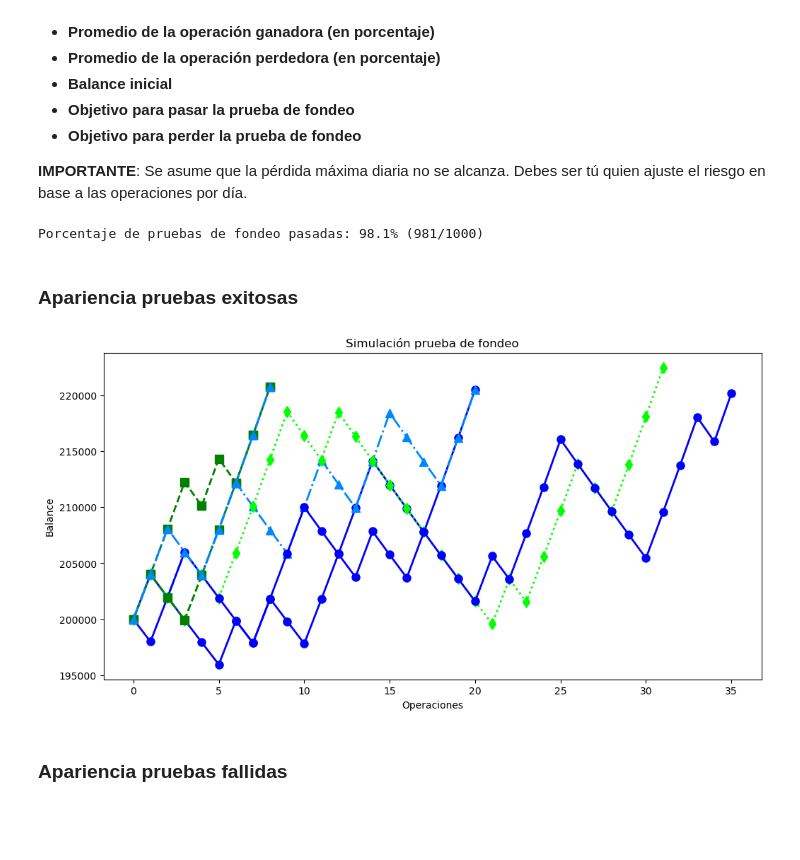
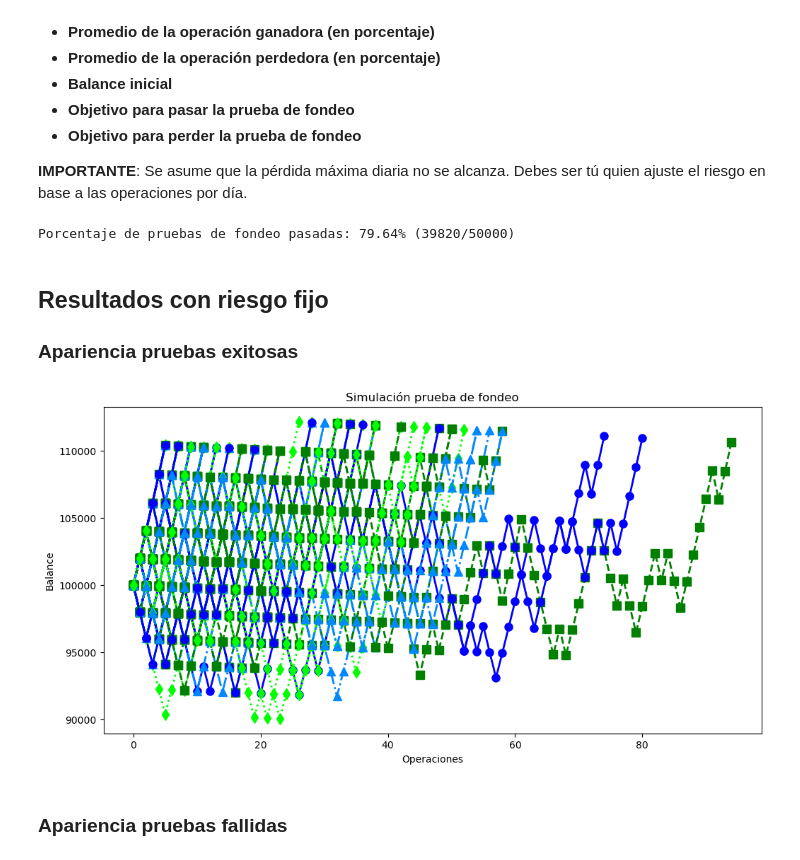
Before and after one commit to kecoma1/estudio-pruebas-fondeo, a Jupyter notebook: study.ipynb, the cells around one changed output. Drawn from its saved outputs; the diff is of its cells as text; code cells hidden in the pictures; blank space fills up the shorter version.

```diff
--- a/study.ipynb
+++ b/study.ipynb
@@ -12,17 +12,17 @@ En este estudio veremos la probabilidad de que una estrategia pase una prueba de
 
 **IMPORTANTE**: Se asume que la pérdida máxima diaria no se alcanza. Debes ser tú quien ajuste el riesgo en base a las operaciones por día.
 # %%
-tasa_aciertos = 46
+tasa_aciertos = 56
 promedio_operacion_ganadora = 2
-promedio_operacion_perdedora = 1
-balance_inicial = 200000
-objetivo = 220000
-objetivo_perdida = 180000
+promedio_operacion_perdedora = 2
+balance_inicial = 100000
+objetivo = 110000
+objetivo_perdida = 90000
 
 import utils
 # %%
 results, successes, failures = utils.run_simulations(
-    1000,
+    50000,
     tasa_aciertos,
     promedio_operacion_ganadora,
     promedio_operacion_perdedora,
@@ -31,13 +31,15 @@ results, successes, failures = utils.run_simulations(
     objetivo_perdida
 )
 # %% [output]
-Porcentaje de pruebas de fondeo pasadas: 98.1% (981/1000)
+Porcentaje de pruebas de fondeo pasadas: 79.64% (39820/50000)
 # %% [markdown]
+## Resultados con riesgo fijo
+
 ### Apariencia pruebas exitosas
 # %%
-utils.draw_results(successes[0:7], balance_inicial)
+utils.draw_results(successes[0:100], balance_inicial)
 # %% [output]
-[figure, old version]
+[figure, new version]
 # %% [markdown]
 ### Apariencia pruebas fallidas
 # %%
```
Also changed, not shown: parts of 20 cells of this notebook.
